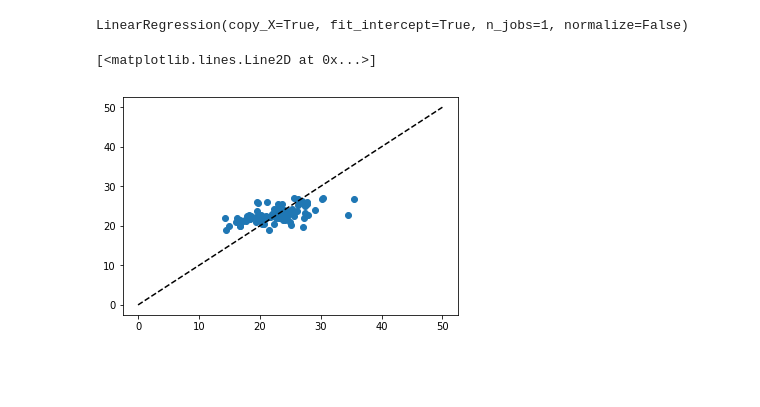
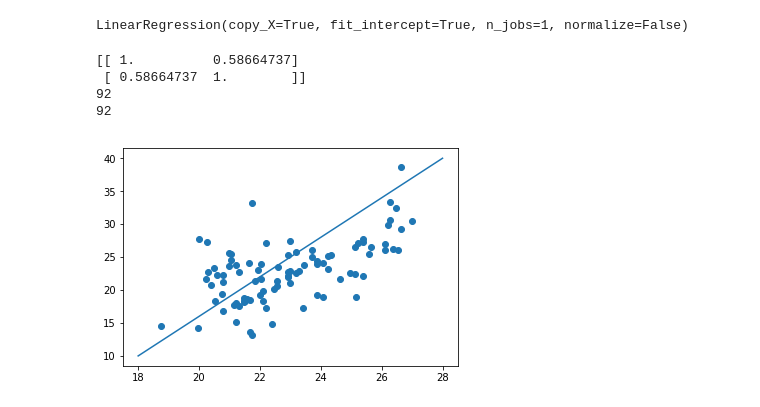
Before and after one commit to axelbojrup/BI, a Jupyter notebook: weather_forecating.ipynb, the cells around one changed output. Saved outputs shown, nothing was run; the diff lists cells and outputs as text; code cells hidden in the pictures; blank space fills up the shorter version.

Commit message:
created script for preperation of data and created larger dataset of rainfall

```diff
--- a/weather_forecating.ipynb
+++ b/weather_forecating.ipynb
@@ -2,6 +2,7 @@
 import pandas as pd
 import numpy as np
 # %%
-dfData = pd.read_excel("Data.xlsx", na_values='NaN')
-dfTarget = pd.read_excel("Target_data.xlsx")
+dfData_one_feature = pd.read_excel("Data_one_feature.xlsx")
+dfData = pd.read_excel("Data_several_features.xlsx")
+dfTarget = pd.read_excel("TargetData_small_sample.xlsx")
 # %%
@@ -43,8 +56,17 @@ LinearRegression(copy_X=True, fit_intercept=True, n_jobs=1, normalize=False)
 predicted = clf.predict(X_test)
 expected = y_test
-# %%
-plt.scatter(expected, predicted)
-plt.plot([0, 50], [0, 50], '--k')
-# %% [output]
-[<matplotlib.lines.Line2D at 0x...>]
-[figure, removed]
+# %%
+plt.scatter(predicted, expected)
+plt.plot([18, 28], [10, 40])
+
+print (np.corrcoef(predicted, expected))
+
+print (len(predicted))
+
+print (len(expected))
+# %% [output]
+[[ 1.          0.58664737]
+ [ 0.58664737  1.        ]]
+92
+92
+[figure, added]
```
Also changed, not shown: parts of 5 cells of this notebook, 4 other files.
